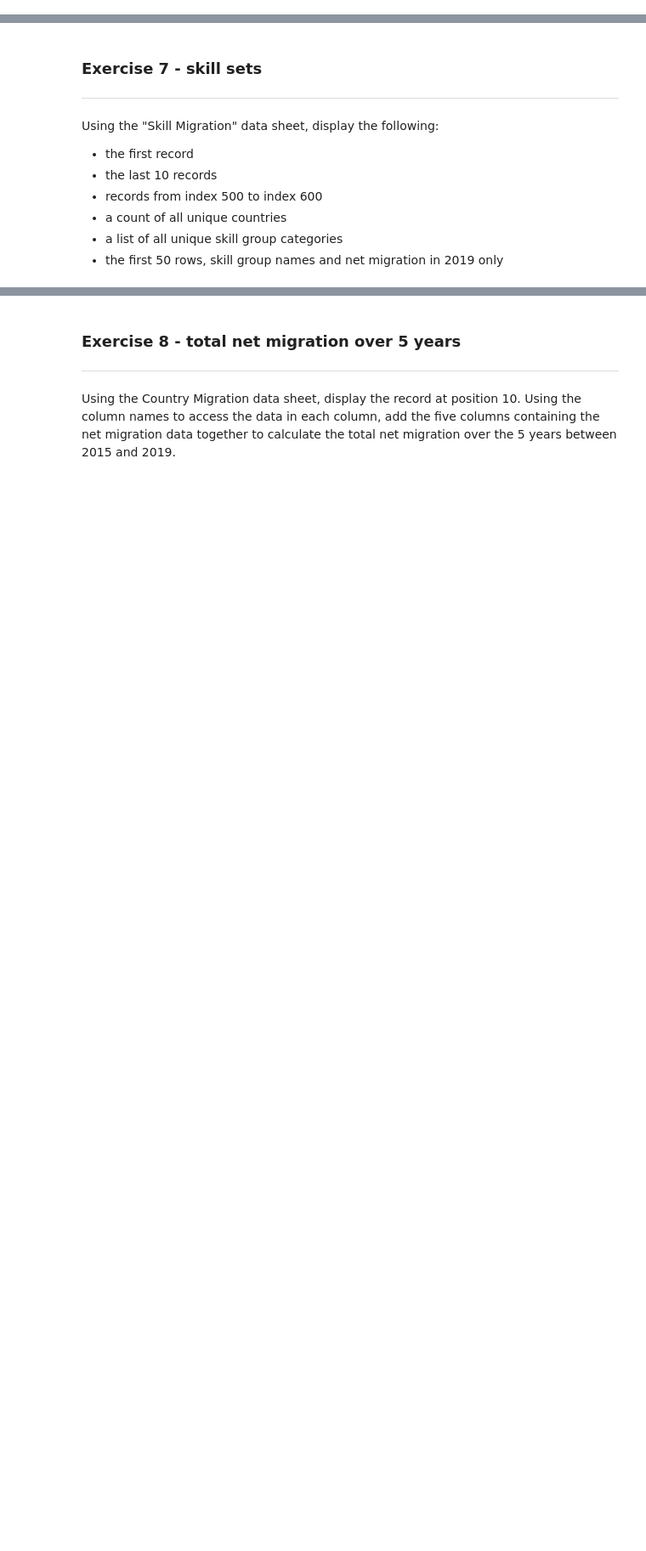
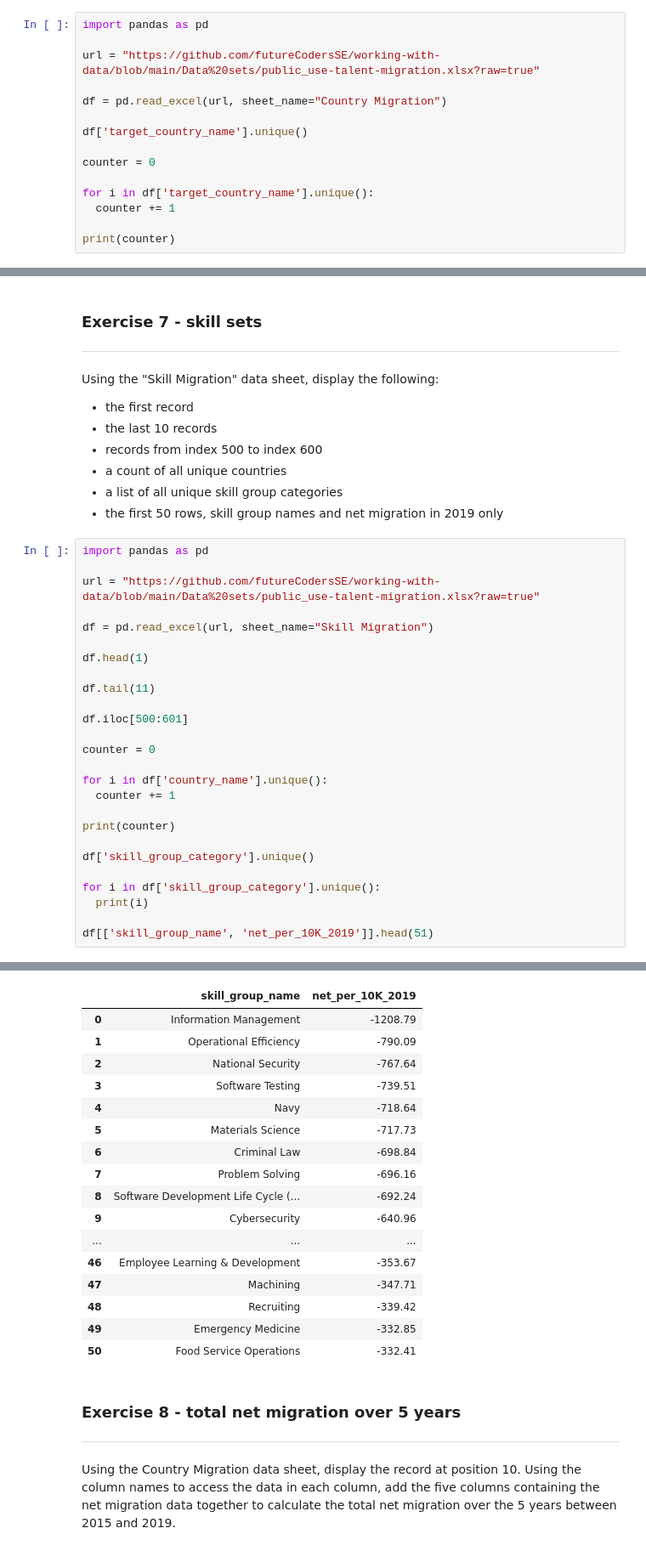
Before and after one commit to joanasr15/python_data, a Jupyter notebook: Interrogating_dataframes.ipynb, the cells around one changed output, grey strips where cells are left out. Shown at 85% size. Drawn from its saved outputs; the diff is of its cells as text; blank space fills up the shorter version.

```diff
--- a/Interrogating_dataframes.ipynb
+++ b/Interrogating_dataframes.ipynb
@@ -145,3 +174,18 @@ Using the "Country Migration" sheet, get all the unique country names from where
 ### Exercise 6 - how many countries are migrated to
 
 Using the "Country Migration" sheet again, get all the unique country names to where people have migrated and display the number of unique countries.
+# %%
+import pandas as pd
+
+url = "https://github.com/futureCodersSE/working-with-data/blob/main/Data%20sets/public_use-talent-migration.xlsx?raw=true"
+
+df = pd.read_excel(url, sheet_name="Country Migration")
+
+df['target_country_name'].unique()
+
+counter = 0
+
+for i in df['target_country_name'].unique():
+  counter += 1
+
+print(counter)
@@ -157,3 +203,30 @@ Using the "Skill Migration" data sheet, display the following:
 *  a count of all unique countries
 *  a list of all unique skill group categories
 *  the first 50 rows, skill group names and net migration in 2019 only
+# %%
+import pandas as pd
+
+url = "https://github.com/futureCodersSE/working-with-data/blob/main/Data%20sets/public_use-talent-migration.xlsx?raw=true"
+
+df = pd.read_excel(url, sheet_name="Skill Migration")
+
+df.head(1)
+
+df.tail(11)
+
+df.iloc[500:601]
+
+counter = 0
+
+for i in df['country_name'].unique():
+  counter += 1
+
+print(counter)
+
+df['skill_group_category'].unique()
+
+for i in df['skill_group_category'].unique():
+  print(i)
+
+df[['skill_group_name', 'net_per_10K_2019']].head(51)
+# %% [output]
@@ -160,3 +239,20 @@ Using the "Skill Migration" data sheet, display the following:
+|  | skill_group_name | net_per_10K_2019 |
+| 0 | Information Management | -1208.79 |
+| 1 | Operational Efficiency | -790.09 |
+| 2 | National Security | -767.64 |
+| 3 | Software Testing | -739.51 |
+| 4 | Navy | -718.64 |
+| 5 | Materials Science | -717.73 |
+| 6 | Criminal Law | -698.84 |
+| 7 | Problem Solving | -696.16 |
+| 8 | Software Development Life Cycle (... | -692.24 |
+| 9 | Cybersecurity | -640.96 |
+| ... | ... | ... |
+| 46 | Employee Learning & Development | -353.67 |
+| 47 | Machining | -347.71 |
+| 48 | Recruiting | -339.42 |
+| 49 | Emergency Medicine | -332.85 |
+| 50 | Food Service Operations | -332.41 |
 # %% [markdown]
 ### Exercise 8 - total net migration over 5 years
 ---
```
Also changed, not shown: parts of 6 cells of this notebook.
